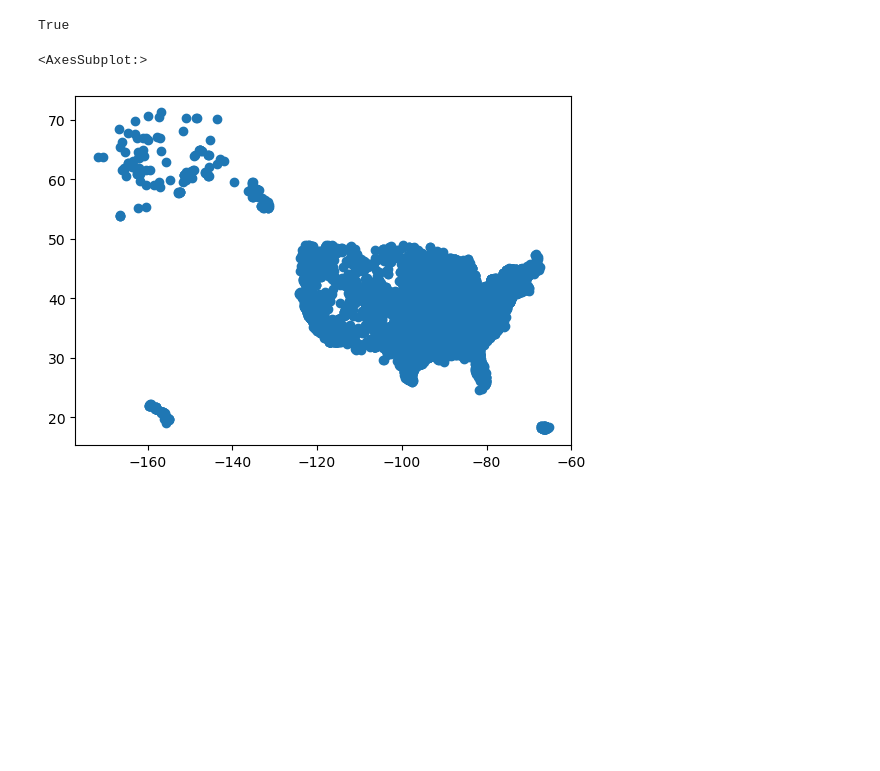
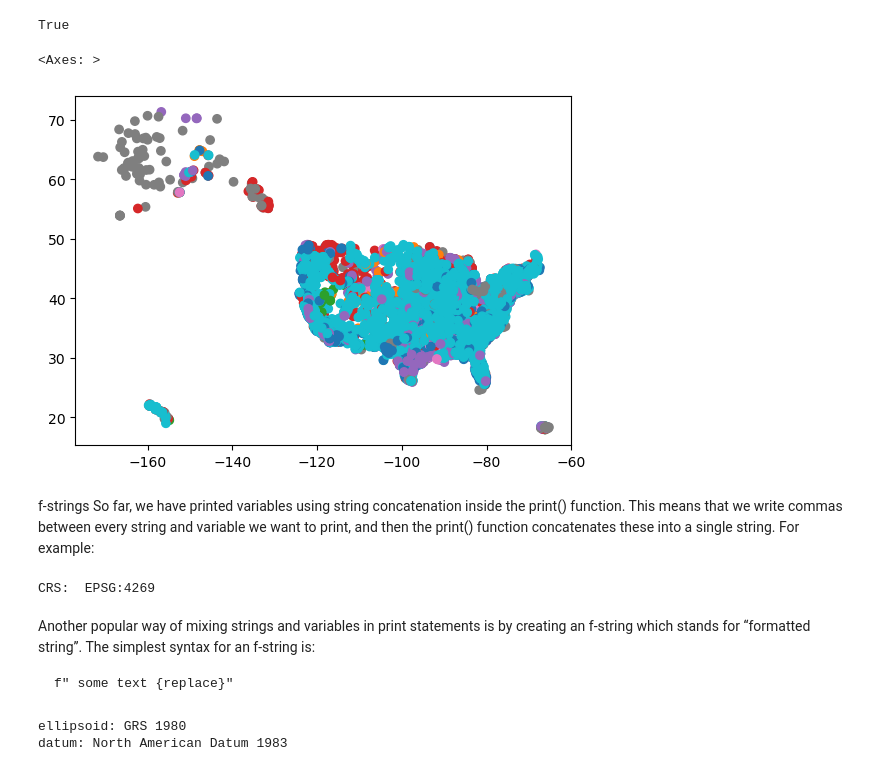
Before and after one commit to llumj/eds220-2024-in-class, a Jupyter notebook: week5-csv.ipynb, the cells around one changed output. Drawn from its saved outputs; the diff is of its cells as text; code cells hidden in the pictures; blank space fills up the shorter version.

````diff
--- a/week5-csv.ipynb
+++ b/week5-csv.ipynb
@@ -53,0 +40,14 @@ print(power_plants.head())
+# %%
+# Create points from latitude and longitude
+points = gpd.points_from_xy(power_plants.longitude,
+                            power_plants.latitude)
+
+# Create geodataframe
+power_plants = gpd.GeoDataFrame(power_plants,    # Data
+                                geometry=points, # Specify geometry column
+                                crs='EPSG:4269'  # Specify CRS
+                                )
+
+print(power_plants.columns)
+
+print(power_plants.head())
@@ -56,9 +74,29 @@ print(power_plants.crs.is_geographic)
 # %% [output]
 True
 # %%
-power_plants.plot()
+power_plants.plot(column = 'primsource')
 # %% [output]
-<AxesSubplot:>
+<Axes: >
-[figure, old version]
+[figure, new version]
 # %%
 fp = os.path.join('data')
+# %% [markdown]
+f-strings
+So far, we have printed variables using string concatenation inside the print() function. This means that we write commas between every string and variable we want to print, and then the print() function concatenates these into a single string. For example:
+# %%
+print('CRS: ', power_plants.crs)
+# %% [output]
+CRS:  EPSG:4269
+# %% [markdown]
+Another popular way of mixing strings and variables in print statements is by creating an f-string which stands for “formatted string”. The simplest syntax for an f-string is:
+
+```pyhton
+f" some text {replace}"
+```
+# %%
+# check what is the ellipsoid
+print(f"ellipsoid: {power_plants.crs.ellipsoid}")
+print(f"datum: {power_plants.crs.datum}")
+# %% [output]
+ellipsoid: GRS 1980
+datum: North American Datum 1983
````
Also changed, not shown: parts of 30 cells of this notebook.
